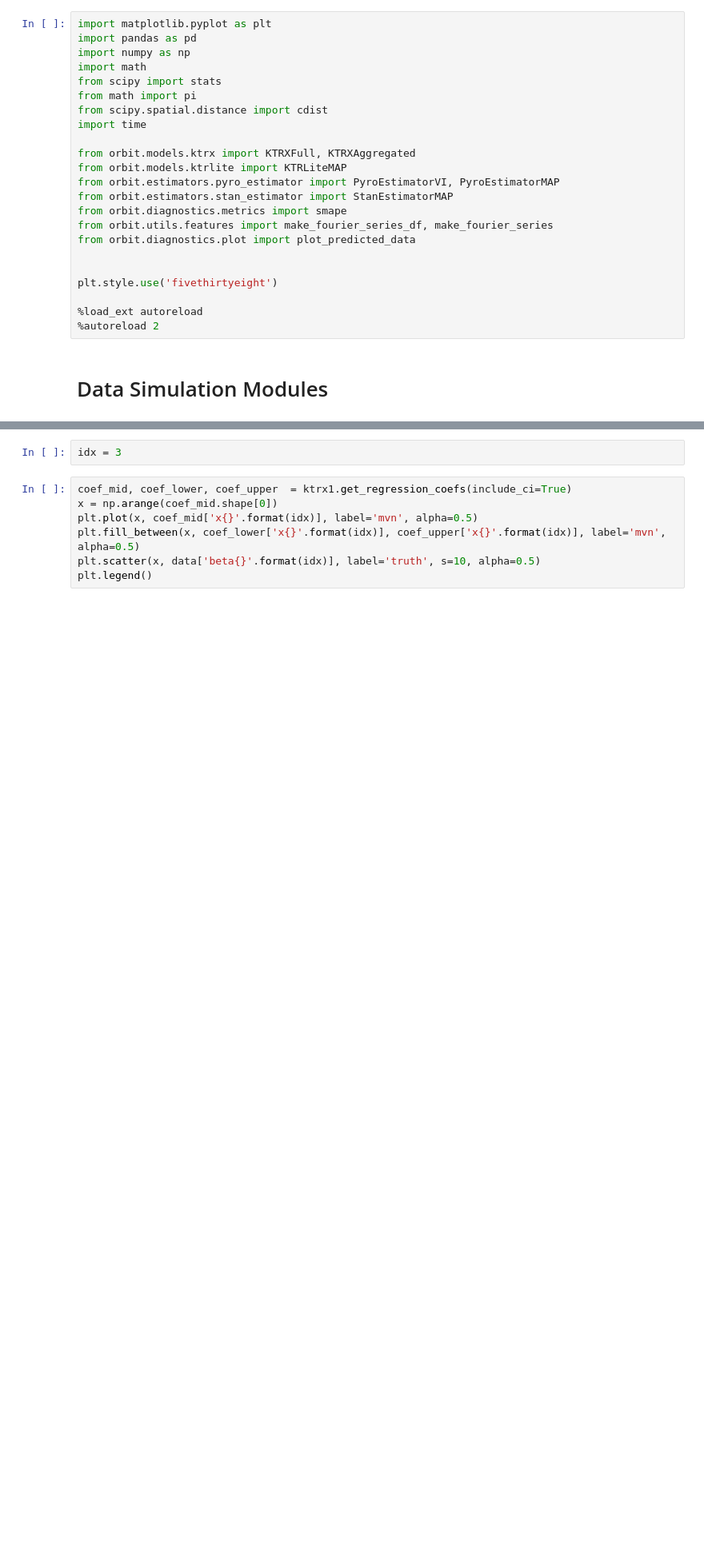
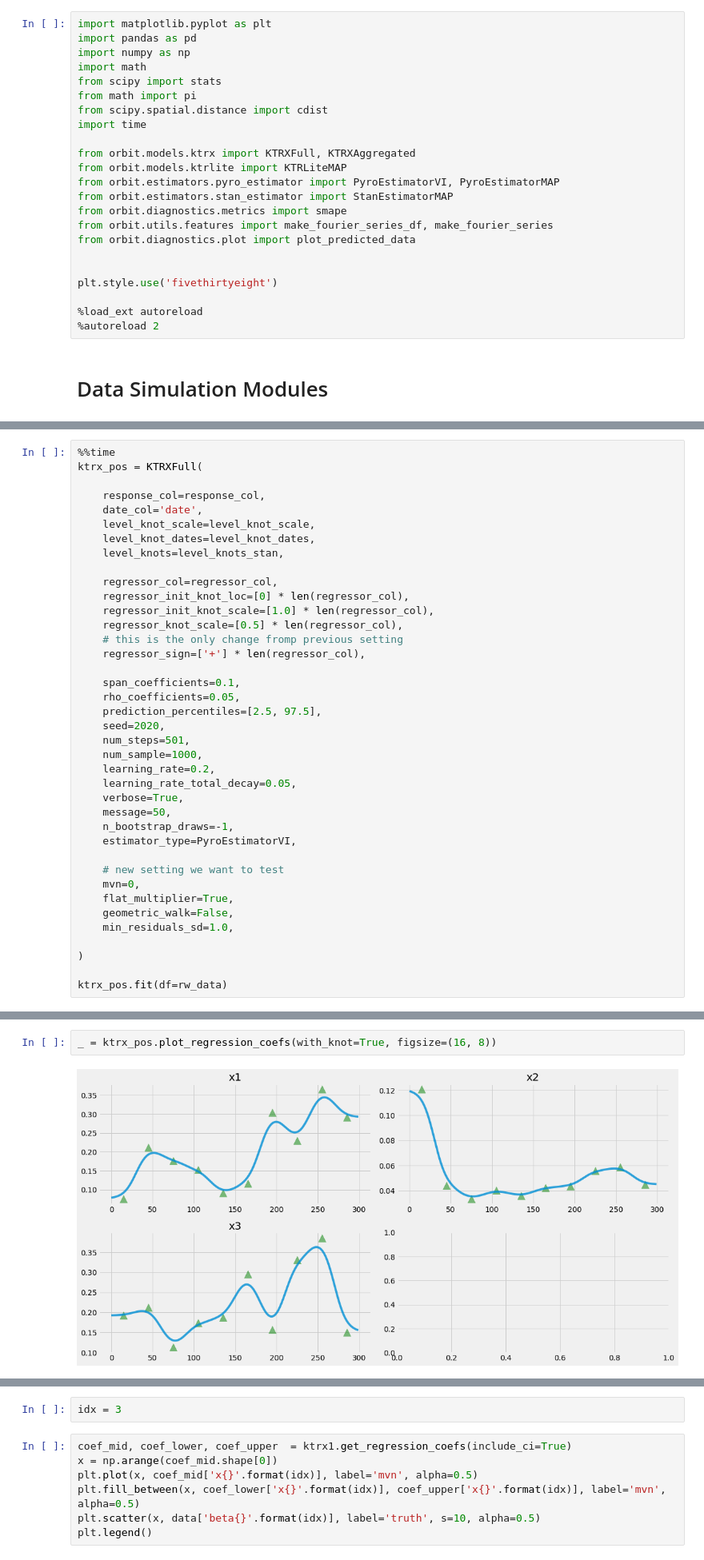
Before and after one commit to uber/orbit, a Jupyter notebook: examples/ktrx_simulation.ipynb, the cells around one changed output, grey strips where cells are left out. Shown: that part at 80% size. Drawn from its saved outputs; the diff is of its cells as text; blank space fills up the shorter version.

```diff
--- a/examples/ktrx_simulation.ipynb
+++ b/examples/ktrx_simulation.ipynb
@@ -210,0 +219,39 @@ Wall time: 11 s
+# %%
+%%time
+ktrx_pos = KTRXFull(
+
+    response_col=response_col,
+    date_col='date',
+    level_knot_scale=level_knot_scale,
+    level_knot_dates=level_knot_dates,
+    level_knots=level_knots_stan,
+
+    regressor_col=regressor_col,
+    regressor_init_knot_loc=[0] * len(regressor_col),
+    regressor_init_knot_scale=[1.0] * len(regressor_col),
+    regressor_knot_scale=[0.5] * len(regressor_col),
+    # this is the only change fromp previous setting
+    regressor_sign=['+'] * len(regressor_col),
+
+    span_coefficients=0.1,
+    rho_coefficients=0.05,
+    prediction_percentiles=[2.5, 97.5],
+    seed=2020,
+    num_steps=501,
+    num_sample=1000,
+    learning_rate=0.2,
+    learning_rate_total_decay=0.05,
+    verbose=True,
+    message=50,
+    n_bootstrap_draws=-1,
+    estimator_type=PyroEstimatorVI,
+
+    # new setting we want to test
+    mvn=0,
+    flat_multiplier=True,
+    geometric_walk=False,
+    min_residuals_sd=1.0,
+
+)
+
+ktrx_pos.fit(df=rw_data)
@@ -210,0 +285,4 @@ Wall time: 11 s
+# %%
+_ = ktrx_pos.plot_regression_coefs(with_knot=True, figsize=(16, 8))
+# %% [output]
+[figure, added]
```
Also changed, not shown: parts of 25 cells of this notebook, 1 other file.
